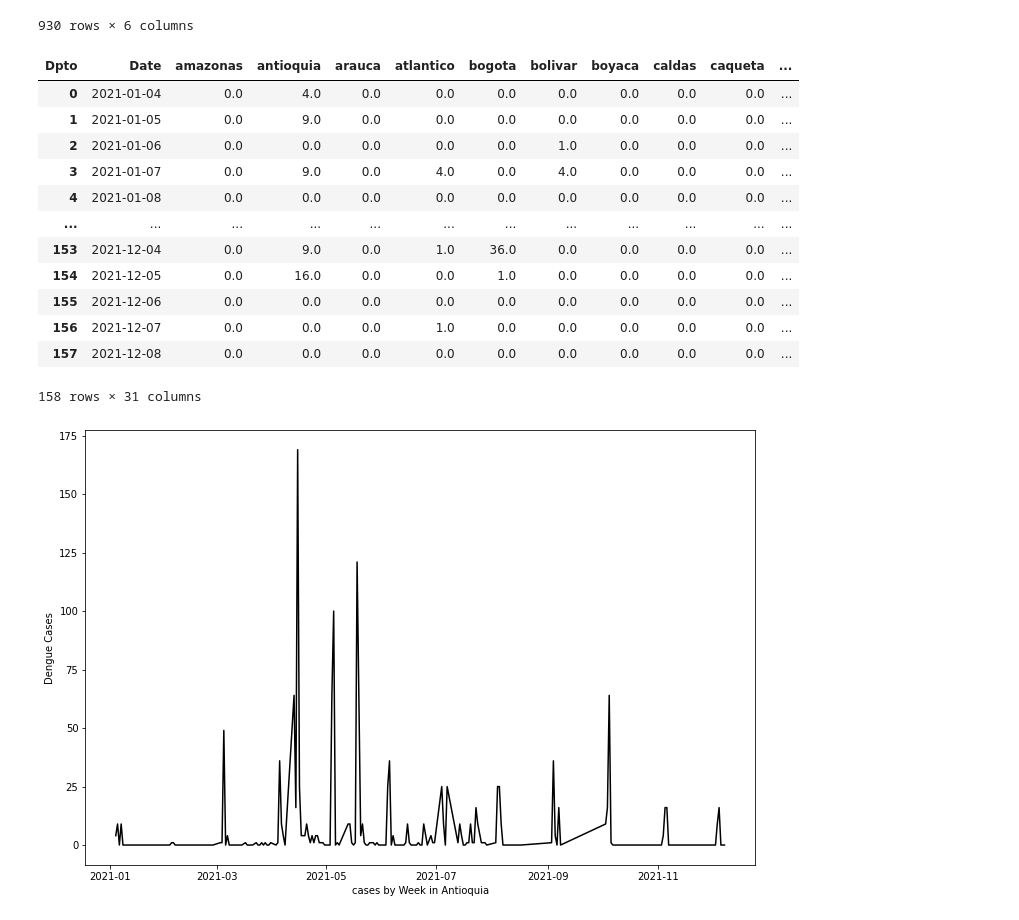
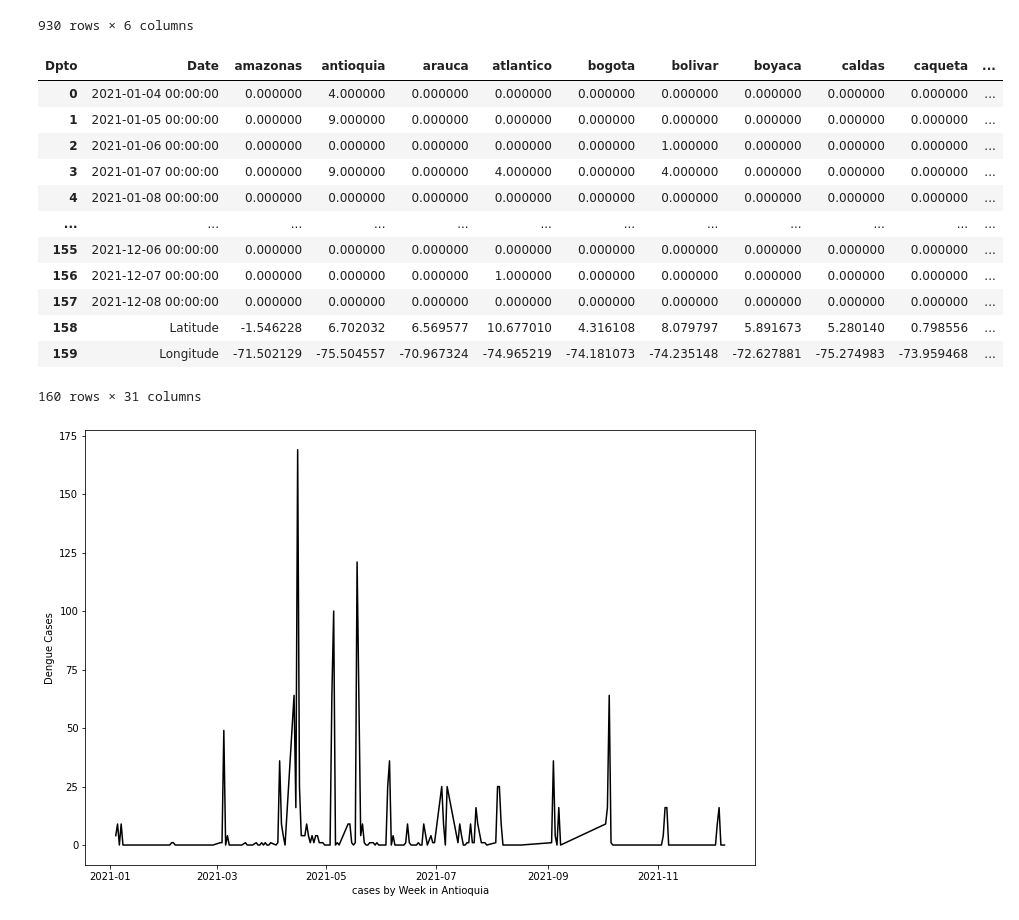
Before and after one commit to sebasmos/Mu_COV19_NASA, a Jupyter notebook: Preprocessing/Covid_preprocessing.ipynb, the cells around one changed output. Cells and saved outputs as stored; diff of their text form; code cells hidden in the pictures.

Commit message:
Adding more variants, latitude and longitude

```diff
--- a/Preprocessing/Covid_preprocessing.ipynb
+++ b/Preprocessing/Covid_preprocessing.ipynb
@@ -282,0 +291,9 @@ len(pd.unique(covariant.Date))
+# %%
+lat_lon = covariant[['Dpto', 'Latitude', 'Longitude']]
+
+lat_lon = lat_lon.drop_duplicates()
+lat_lon = lat_lon.reset_index()
+lat_lon.drop(columns=['index'], inplace = True)
+lat_lon.index = lat_lon['Dpto']
+lat_lon.drop(columns=['Dpto'], inplace=True)
+lat_lon
@@ -425,24 +476,30 @@ covariant_mu_cases
 930 rows × 6 columns
 # %%
 table = pd.pivot_table(covariant_mu_cases, values=['cases'], index=['Dpto'],
-                     columns=['Date'], aggfunc=np.sum).fillna(0).T.reset_index()
+                     columns=['Date'], aggfunc=np.sum).fillna(0)
 
-table_mu = table.drop(columns =['level_0'])
+table.columns = table.columns.droplevel(0)
+table = table.merge(lat_lon, left_index=True, right_index=True)
+table = table.T.reset_index()
+
+table_mu = table.rename(columns={'index': 'Date'})
+
+
 table_mu
 # %% [output]
 | Dpto | Date | amazonas | antioquia | arauca | atlantico | bogota | bolivar | boyaca | caldas | caqueta | ... |
-| 0 | 2021-01-04 | 0.0 | 4.0 | 0.0 | 0.0 | 0.0 | 0.0 | 0.0 | 0.0 | 0.0 | ... |
-| 1 | 2021-01-05 | 0.0 | 9.0 | 0.0 | 0.0 | 0.0 | 0.0 | 0.0 | 0.0 | 0.0 | ... |
-| 2 | 2021-01-06 | 0.0 | 0.0 | 0.0 | 0.0 | 0.0 | 1.0 | 0.0 | 0.0 | 0.0 | ... |
-| 3 | 2021-01-07 | 0.0 | 9.0 | 0.0 | 4.0 | 0.0 | 4.0 | 0.0 | 0.0 | 0.0 | ... |
-| 4 | 2021-01-08 | 0.0 | 0.0 | 0.0 | 0.0 | 0.0 | 0.0 | 0.0 | 0.0 | 0.0 | ... |
+| 0 | 2021-01-04 00:00:00 | 0.000000 | 4.000000 | 0.000000 | 0.000000 | 0.000000 | 0.000000 | 0.000000 | 0.000000 | 0.000000 | ... |
+| 1 | 2021-01-05 00:00:00 | 0.000000 | 9.000000 | 0.000000 | 0.000000 | 0.000000 | 0.000000 | 0.000000 | 0.000000 | 0.000000 | ... |
+| 2 | 2021-01-06 00:00:00 | 0.000000 | 0.000000 | 0.000000 | 0.000000 | 0.000000 | 1.000000 | 0.000000 | 0.000000 | 0.000000 | ... |
+| 3 | 2021-01-07 00:00:00 | 0.000000 | 9.000000 | 0.000000 | 4.000000 | 0.000000 | 4.000000 | 0.000000 | 0.000000 | 0.000000 | ... |
+| 4 | 2021-01-08 00:00:00 | 0.000000 | 0.000000 | 0.000000 | 0.000000 | 0.000000 | 0.000000 | 0.000000 | 0.000000 | 0.000000 | ... |
 | ... | ... | ... | ... | ... | ... | ... | ... | ... | ... | ... | ... |
-| 153 | 2021-12-04 | 0.0 | 9.0 | 0.0 | 1.0 | 36.0 | 0.0 | 0.0 | 0.0 | 0.0 | ... |
-| 154 | 2021-12-05 | 0.0 | 16.0 | 0.0 | 0.0 | 1.0 | 0.0 | 0.0 | 0.0 | 0.0 | ... |
-| 155 | 2021-12-06 | 0.0 | 0.0 | 0.0 | 0.0 | 0.0 | 0.0 | 0.0 | 0.0 | 0.0 | ... |
-| 156 | 2021-12-07 | 0.0 | 0.0 | 0.0 | 1.0 | 0.0 | 0.0 | 0.0 | 0.0 | 0.0 | ... |
-| 157 | 2021-12-08 | 0.0 | 0.0 | 0.0 | 0.0 | 0.0 | 0.0 | 0.0 | 0.0 | 0.0 | ... |
+| 155 | 2021-12-06 00:00:00 | 0.000000 | 0.000000 | 0.000000 | 0.000000 | 0.000000 | 0.000000 | 0.000000 | 0.000000 | 0.000000 | ... |
+| 156 | 2021-12-07 00:00:00 | 0.000000 | 0.000000 | 0.000000 | 1.000000 | 0.000000 | 0.000000 | 0.000000 | 0.000000 | 0.000000 | ... |
+| 157 | 2021-12-08 00:00:00 | 0.000000 | 0.000000 | 0.000000 | 0.000000 | 0.000000 | 0.000000 | 0.000000 | 0.000000 | 0.000000 | ... |
+| 158 | Latitude | -1.546228 | 6.702032 | 6.569577 | 10.677010 | 4.316108 | 8.079797 | 5.891673 | 5.280140 | 0.798556 | ... |
+| 159 | Longitude | -71.502129 | -75.504557 | -70.967324 | -74.965219 | -74.181073 | -74.235148 | -72.627881 | -75.274983 | -73.959468 | ... |
-158 rows × 31 columns
+160 rows × 31 columns
 # %%
 import matplotlib.pyplot as plt
 
```
Also changed, not shown: parts of 27 cells of this notebook, 11 other files.
